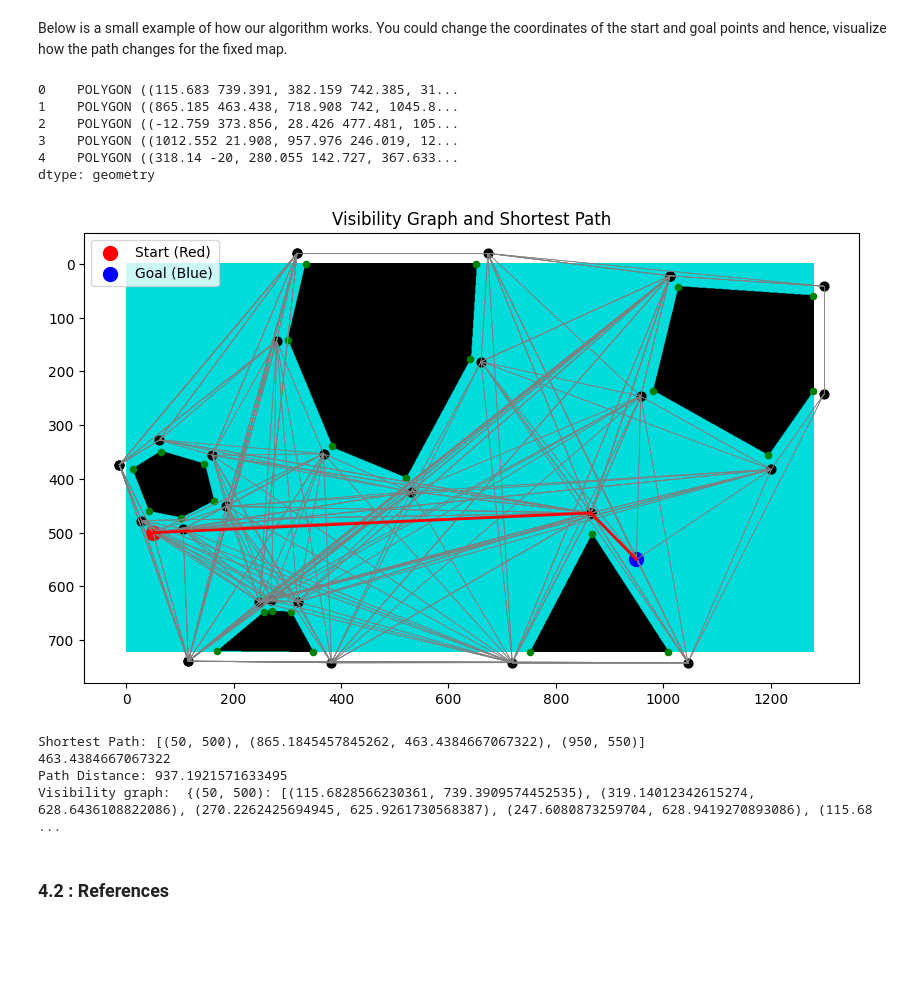
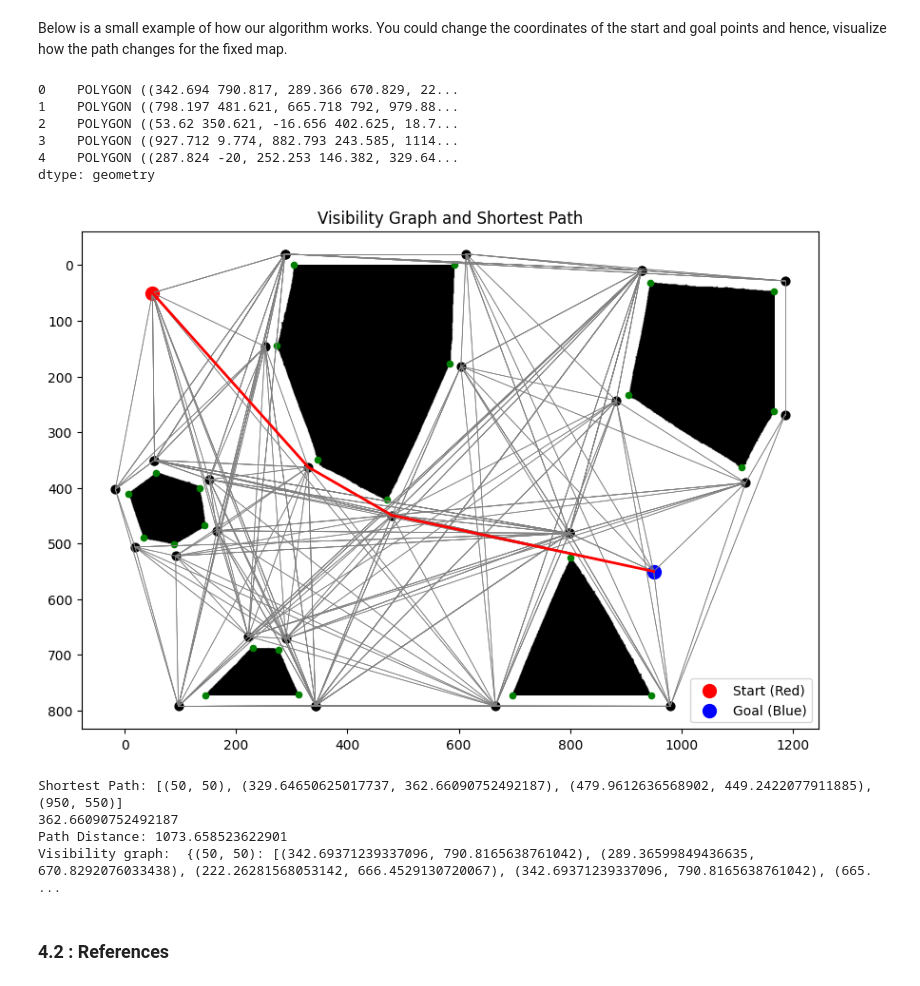
Before and after one commit to julienthevenoz/MICRO452_Mobile_Robots, a Jupyter notebook: final_report.ipynb, the cells around one changed output. Cells and saved outputs as stored; diff of their text form; code cells hidden in the pictures; blank space fills up the shorter version.

```diff
--- a/final_report.ipynb
+++ b/final_report.ipynb
@@ -515,7 +532,7 @@ from geopandas import GeoSeries
 
 
 
-image_path = r"C:\Users\User\MICRO452_Mobile_Robots\Photos\Image_after_processing.png"
+image_path = "Photos/Dijkstra exemple.png"
 image_cv = cv2.imread(image_path)
 
 gray = cv2.cvtColor(image_cv, cv2.COLOR_BGR2GRAY)
@@ -608,43 +625,43 @@ for vertices in vertices_list:
     for (x, y) in vertices:
         plt.scatter(x, y, c="green", s=20)  # Vertices
 
 for x,y in all_vertices:
 
         plt.scatter(x, y, c="black", s=40)
 
 for v1, neighbors in visibility_graph.items():
     for v2 in neighbors:
         plt.plot([v1[0], v2[0]], [v1[1], v2[1]], c="gray", linewidth=0.5)
 
 if shortest_path:
     for i in range(len(shortest_path) - 1):
         x1, y1 = shortest_path[i]
         x2, y2 = shortest_path[i + 1]
         plt.plot([x1, x2], [y1, y2], c="red", linewidth=2)
 
 plt.scatter(start_point[0], start_point[1], c="red", s=100, label="Start (Red)")
 plt.scatter(goal_point[0], goal_point[1], c="blue", s=100, label="Goal (Blue)")
 
 plt.legend()
 plt.axis("on")
 plt.show()
 
 print("Shortest Path:", shortest_path)
 print(shortest_path[1][1])
 print("Path Distance:", path_distance)
 print('Visibility graph: ', visibility_graph)
 # %% [output]
-0    POLYGON ((115.683 739.391, 382.159 742.385, 31...
-1    POLYGON ((865.185 463.438, 718.908 742, 1045.8...
-2    POLYGON ((-12.759 373.856, 28.426 477.481, 105...
-3    POLYGON ((1012.552 21.908, 957.976 246.019, 12...
-4    POLYGON ((318.14 -20, 280.055 142.727, 367.633...
+0    POLYGON ((342.694 790.817, 289.366 670.829, 22...
+1    POLYGON ((798.197 481.621, 665.718 792, 979.88...
+2    POLYGON ((53.62 350.621, -16.656 402.625, 18.7...
+3    POLYGON ((927.712 9.774, 882.793 243.585, 1114...
+4    POLYGON ((287.824 -20, 252.253 146.382, 329.64...
 dtype: geometry
-[figure, old version]
+[figure, new version]
-Shortest Path: [(50, 500), (865.1845457845262, 463.4384667067322), (950, 550)]
-463.4384667067322
-Path Distance: 937.1921571633495
-Visibility graph:  {(50, 500): [(115.6828566230361, 739.3909574452535), (319.14012342615274, 628.6436108822086), (270.2262425694945, 625.9261730568387), (247.6080873259704, 628.9419270893086), (115.68 ...
+Shortest Path: [(50, 50), (329.64650625017737, 362.66090752492187), (479.9612636568902, 449.2422077911885), (950, 550)]
+362.66090752492187
+Path Distance: 1073.658523622901
+Visibility graph:  {(50, 50): [(342.69371239337096, 790.8165638761042), (289.36599849436635, 670.8292076033438), (222.26281568053142, 666.4529130720067), (342.69371239337096, 790.8165638761042), (665. ...
 # %% [markdown]
 ### 4.2 : References
 # %% [markdown]
```
Also changed, not shown: parts of 7 cells of this notebook, 9 other files.
